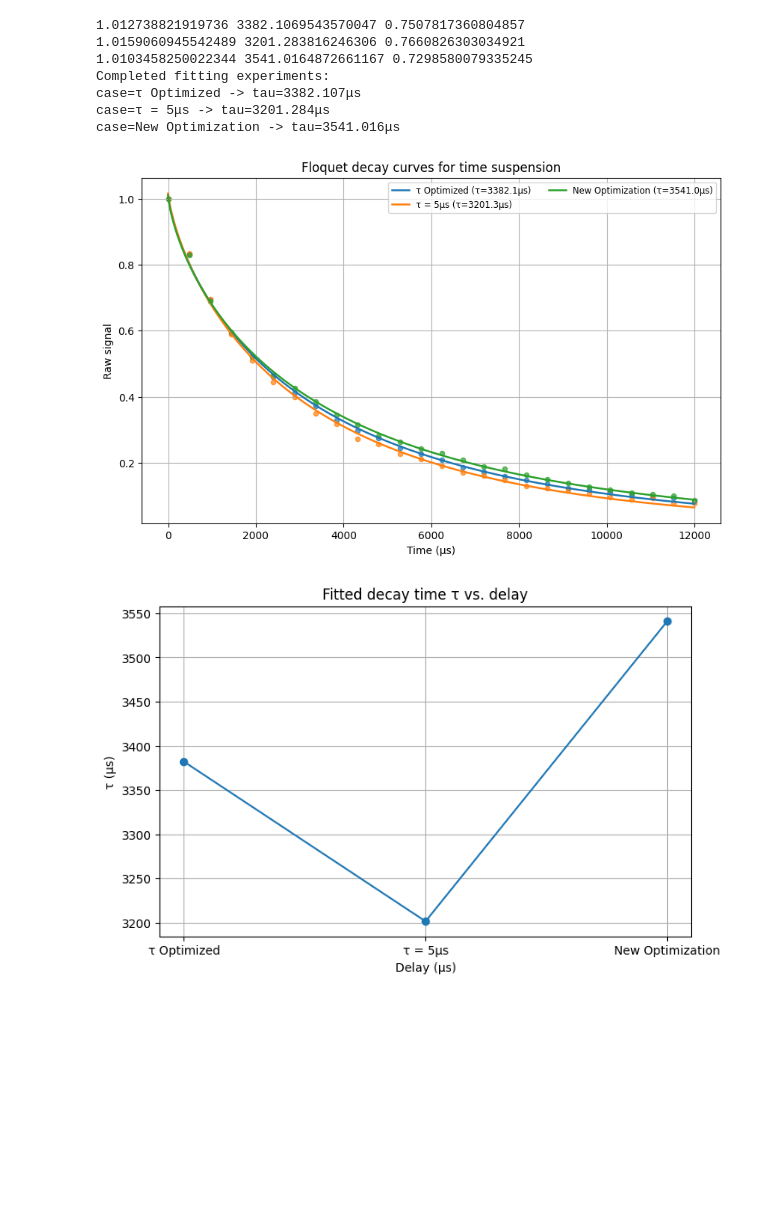
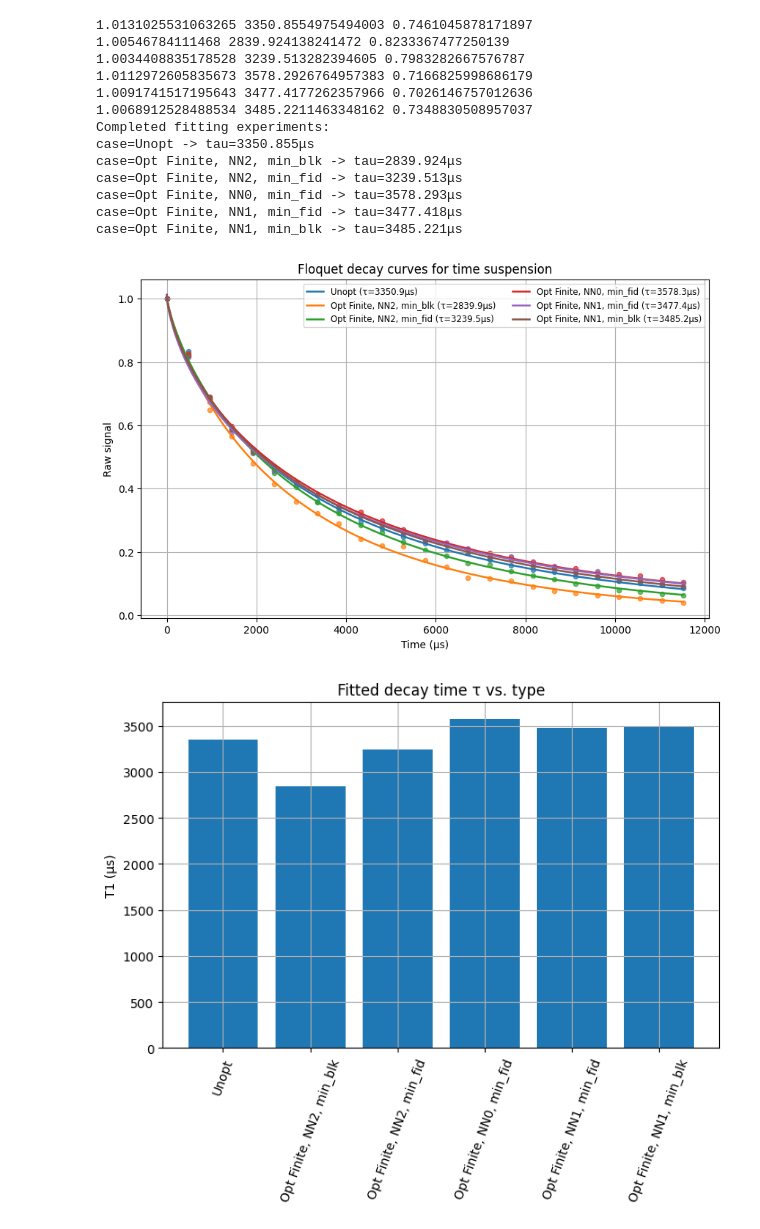
Before and after one commit to MasonBates/qeg-nmr-expt, a Jupyter notebook: optimization_analysis.ipynb, the cells around one changed output. Drawn from its saved outputs; the diff is of its cells as text; code cells hidden in the pictures; blank space fills up the shorter version.

Commit message:
Added extra optimization experiments to c2 offset, echo, and floquets

```diff
--- a/optimization_analysis.ipynb
+++ b/optimization_analysis.ipynb
@@ -21,10 +21,10 @@ settings = qnmr.ExperimentSettings(
     pulse_amplitude=0.47,  # amplitude is 0.5*Vpp
     pulse_shape="square",
     pulse_rise_fall=0.0,  # 0% rise/fall time
-    rotation_angle=137.5,  # degrees
+    rotation_angle=144.4,  # degrees
     thermal_reset=4 * u.s,
     center_freq=282.1901 * u.MHz,
-    offset_freq=17050 * u.Hz,
+    offset_freq=17950 * u.Hz,
     readout_delay=20 * u.us,
     dwell_time=4 * u.us,
     readout_start=0 * u.us,
@@ -33,3 +33,7 @@ settings = qnmr.ExperimentSettings(
 )
 
 cfg = qnmr.cfg_from_settings(settings)
+# %%
+case = {"5us": 1,
+        "10us": 2}
+for key, value in case.items() :
@@ -36,16 +45,20 @@ cfg = qnmr.cfg_from_settings(settings)
 # %%
-# case = ("Old Optimized", "τ = 15μs"); experiment_ids = (46, 45); t0 = 15
-# case = ("Old Optimized", "τ = 15μs", "New Optimized"); experiment_ids = (57, 58, 56); t0 = 15
-# case = ("Old Optimized", "τ = 15μs", "New Optimized", "Mason Optimized"); experiment_ids = (57, 74, 56, 73); t0 = 15
-# case = ("Old Optimized", "τ = 10μs"); experiment_ids = (42,37); t0 = 10
-# case = ("Old Optimized", "τ = 10μs", "Boxing Slack Optimized", "Mason Optimized"); experiment_ids = (54,53,55,72); t0 = 10
-case = ("τ Optimized", "τ = 5μs", "New Optimization"); experiment_ids = (48, 47, 49); t0 = 5
-
-if len(case) != len(experiment_ids):
-    raise ValueError("Delay array and experiment IDs length mismatch")
-
-def stretched_exps(x, A, tau, beta, tau2, beta2):
-    return A* np.exp(-(x / tau) ** beta) + (1-A) * np.exp(-(x / tau2) ** beta2)
+# case = ("15μs", "Opt Old", "Opt Energy"); experiment_ids = (58,57,56); t0 = 15
+# case = ("10us", "Opt Old", "Opt Energy"); experiment_ids = (53,54,55); t0 = 10
+# cases = {
+#     "5us": 47,
+#     "Opt ErrJ0": 48,
+#     "Opt CorrectedJ0": 49,
+#     "Opt FinitePulse": 78,
+# }; t0=5
+cases = {
+    "Unopt": 84,
+    "Opt Finite, NN2, min_blk" : 79,
+    "Opt Finite, NN2, min_fid" : 82,
+    "Opt Finite, NN0, min_fid": 78,
+    "Opt Finite, NN1, min_fid": 86,
+    "Opt Finite, NN1, min_blk": 87,
+}; t0=5
 
 def stretched_exp(x, A, tau, beta):
     return A* np.exp(-(x / tau) ** beta)
@@ -55,7 +68,7 @@ all_cases = []
 
 fig, ax = plt.subplots(figsize=(10, 6))
 
-for thiscase, exp_id in zip(case, experiment_ids):
+for case, exp_id in cases.items():
     data_path = settings.save_dir / f"experiment_{exp_id:04d}/data.json"
     if not data_path.exists():
         print(f"Warning: missing {data_path}, skipping")
@@ -75,46 +88,50 @@ for thiscase, exp_id in zip(case, experiment_ids):
         print(f"Warning: insufficient positive data for experiment {exp_id}, skipping")
         continue
 
     popt, _ = curve_fit(stretched_exp, x, y, p0=[1.0, 1000, 1.3], maxfev=10000)
     amplitude_fit, tau_fit, beta_fit = popt
-    # popt, _ = curve_fit(stretched_exps, x, y, p0=[1.0, 1000, 1.3, 1000, .7], maxfev=10000)
     all_taus.append(tau_fit)
-    all_cases.append(thiscase)
+    all_cases.append(case)
 
     x_fit = np.linspace(min(time), max(time), 500)
     y_fit = stretched_exp(x_fit, *popt)
-    # y_fit = stretched_exps(x_fit, *popt)
 
     ax.scatter(time, signal, s=20, alpha=0.7)
     # ax.errorbar(time, signal, yerr=(70/re[0,0]), fmt='o')
     ax.plot(x_fit, y_fit, linewidth=1.8,
-            label=f"{thiscase} (τ={tau_fit:.1f}μs)")
+            label=f"{case} (τ={tau_fit:.1f}μs)")
     print(*popt)
 
 
 ax.set_title("Floquet decay curves for time suspension")
 ax.set_xlabel("Time (μs)")
 ax.set_ylabel("Raw signal")
 ax.legend(loc="upper right", fontsize="small", ncol=2)
 ax.grid(True)
 
 fig_tau, ax_tau = plt.subplots(figsize=(8, 5))
-ax_tau.plot(all_cases, all_taus, marker="o", linestyle="-", color="tab:blue")
-ax_tau.set_title("Fitted decay time τ vs. delay")
-ax_tau.set_xlabel("Delay (μs)")
-ax_tau.set_ylabel("τ (μs)")
+ax_tau.bar(all_cases, all_taus)
+ax_tau.set_title("Fitted decay time τ vs. type")
+ax_tau.tick_params(axis='x', labelrotation=70)
+ax_tau.set_ylabel("T1 (μs)")
 ax_tau.grid(True)
 
 print("Completed fitting experiments:")
 for case, tau in zip(all_cases, all_taus):
     print(f"case={case} -> tau={tau:.3f}μs")
 # %% [output]
-1.012738821919736 3382.1069543570047 0.7507817360804857
-1.0159060945542489 3201.283816246306 0.7660826303034921
-1.0103458250022344 3541.0164872661167 0.7298580079335245
+1.0131025531063265 3350.8554975494003 0.7461045878171897
+1.00546784111468 2839.924138241472 0.8233367477250139
+1.0034408835178528 3239.513282394605 0.7983282667576787
+1.0112972605835673 3578.2926764957383 0.7166825998686179
+1.0091741517195643 3477.4177262357966 0.7026146757012636
+1.0068912528488534 3485.2211463348162 0.7348830508957037
 Completed fitting experiments:
-case=τ Optimized -> tau=3382.107μs
-case=τ = 5μs -> tau=3201.284μs
-case=New Optimization -> tau=3541.016μs
+case=Unopt -> tau=3350.855μs
+case=Opt Finite, NN2, min_blk -> tau=2839.924μs
+case=Opt Finite, NN2, min_fid -> tau=3239.513μs
+case=Opt Finite, NN0, min_fid -> tau=3578.293μs
+case=Opt Finite, NN1, min_fid -> tau=3477.418μs
+case=Opt Finite, NN1, min_blk -> tau=3485.221μs
-[figure, old version]
+[figure, new version]
-[figure, old version]
+[figure, new version]
```
Also changed, not shown: parts of 5 cells of this notebook, 4 other files.
